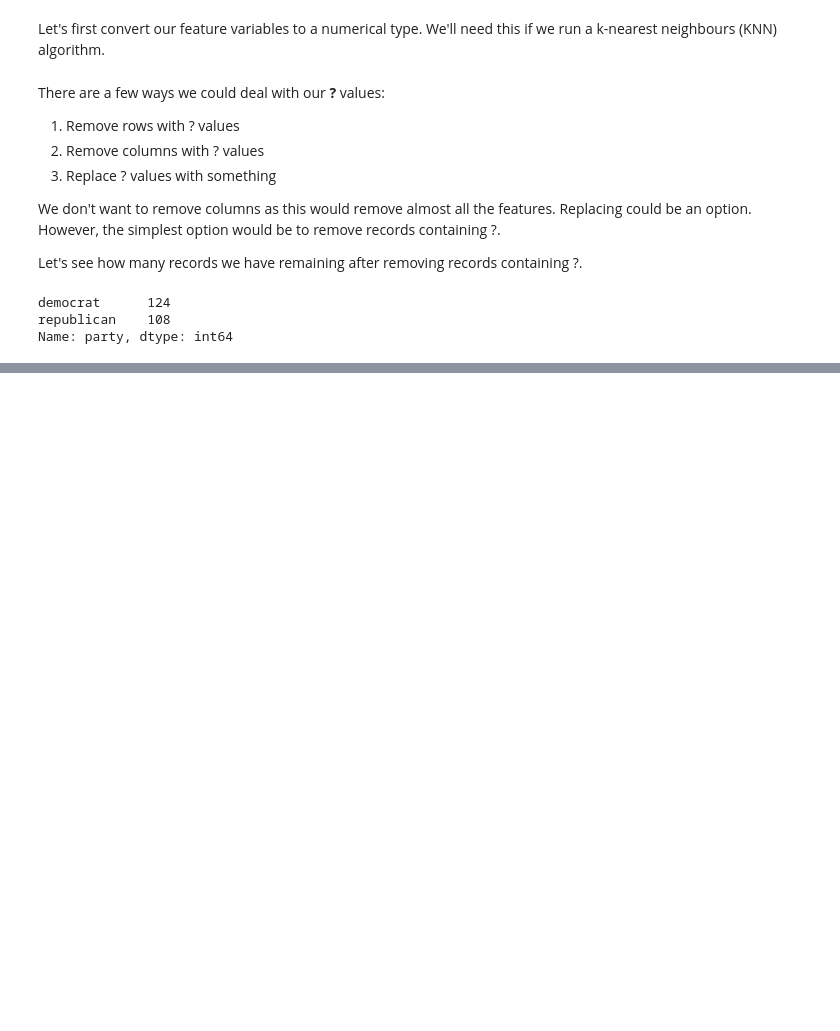
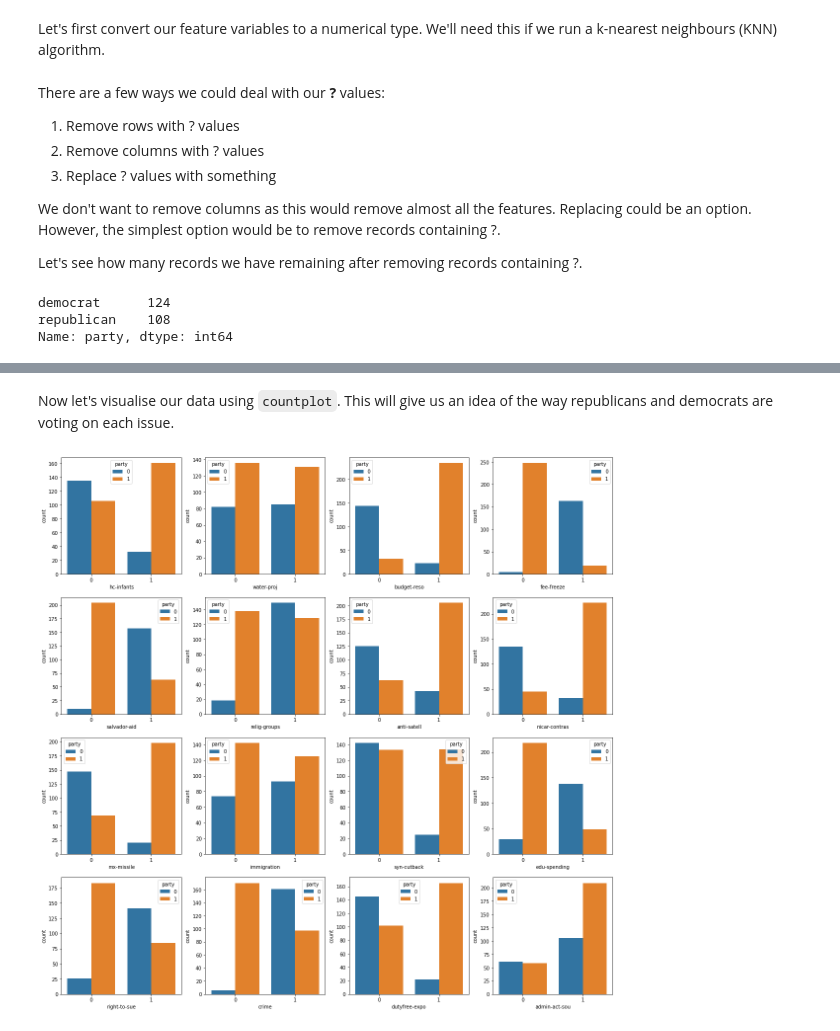
Before and after one commit to ABZ-Aaron/PartyAffiliation, a Jupyter notebook: PartyAffiliation.ipynb, the cells around one changed output, grey strips where cells are left out. Cells and saved outputs as stored; diff of their text form; code cells hidden in the pictures; blank space fills up the shorter version.

```diff
--- a/PartyAffiliation.ipynb
+++ b/PartyAffiliation.ipynb
@@ -186,7 +194,7 @@ fig.show()
 Let's first convert our feature variables to a numerical type. We'll need this if we run a k-nearest neighbours (KNN) algorithm.
 # %%
 # Replace the **y** and **n** with numerical values
-votes.replace({"y" : 0 ,"n" : 1}, inplace = True)
+votes.replace({"y" : 1 ,"n" : 0}, inplace = True)
 # %% [markdown]
 There are a few ways we could deal with our **?** values:
 
@@ -208,0 +315,12 @@ It can be seen that we have significantly fewer records using this approach. The
+# %% [markdown]
+Now let's visualise our data using `countplot`. This will give us an idea of the way republicans and democrats are voting on each issue.
+# %%
+fig, ax = plt.subplots(4,4, figsize=(20, 20))
+count = 1
+for i in range(4):
+  for j in range(4):
+    sns.countplot(x = votes.columns[count], hue = 'party', data = votes, ax = ax[i, j])
+    count += 1
+fig.show()
+# %% [output]
+[figure, added]
```
Also changed, not shown: parts of 23 cells of this notebook.
